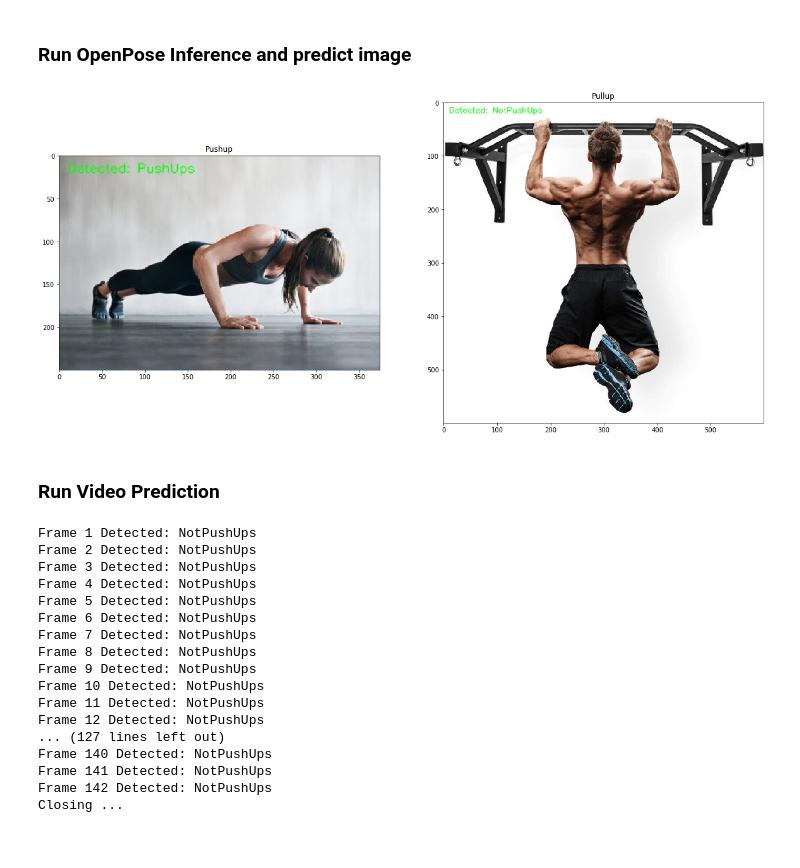
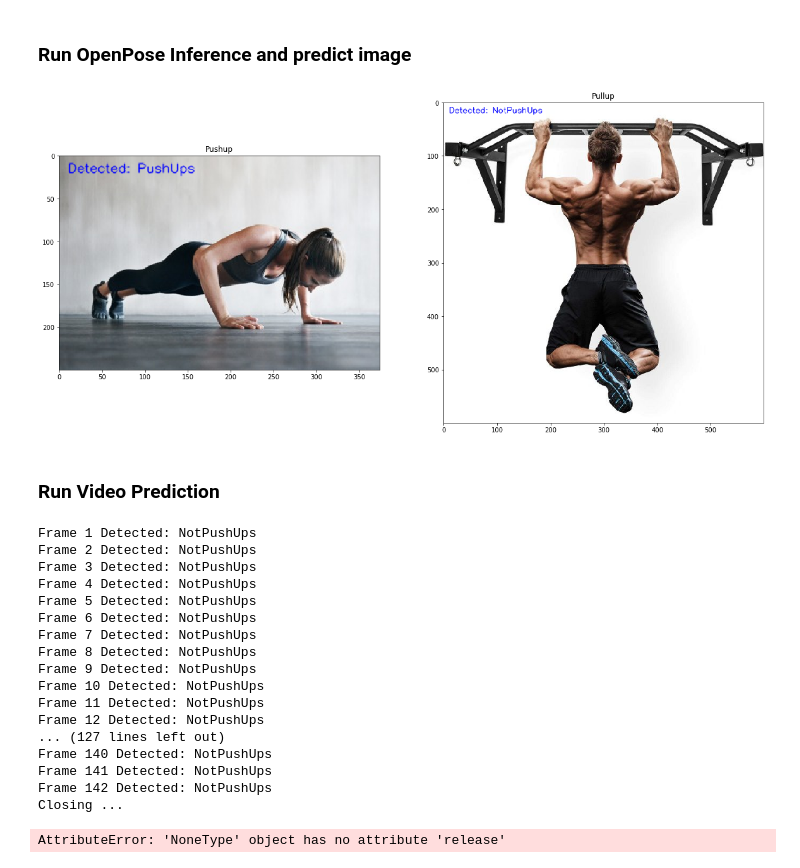
Before and after one commit to raymondng76/ISS-VSE-2019-09-23-IS1FT-CA2-Part2, a Jupyter notebook: CA2_Part2.ipynb, the cells around one changed output. Cells and saved outputs as stored; diff of their text form; code cells hidden in the pictures.

```diff
--- a/CA2_Part2.ipynb
+++ b/CA2_Part2.ipynb
@@ -424,34 +433,34 @@ testImages.append(cv2.cvtColor(cv2.imread(pullImagePath),cv2.COLOR_BGR2RGB))
 # %%
 imgList = []
 for img in testImages:
     inBlob = cv2.dnn.blobFromImage(img, 1.0/255, (modelInWidth, modelInHeight), (0,0,0), swapRB=False, crop=False)
     net.setInput(inBlob)
     img_out = np.swapaxes(np.squeeze(net.forward(), axis=0),0,2)
     img_out = img_out[:,:,0:18]
     pred_img = inferModel.predict(np.expand_dims(img_out, axis=0))
     clss = np.argmax(pred_img)
     lbl = labels[clss]
     text = "Detected: {}".format(lbl)
     cv2.putText(img,
                 text,
                 (10,20),
                 cv2.FONT_HERSHEY_SIMPLEX,
                 0.5,
-                (0,255,0),
+                (0,0,255),
                 1,
                 cv2.LINE_AA)
     imgList.append(img)
 
 plt.figure(figsize=(20,20))
 plt.subplot(121)
 plt.imshow(imgList[0])
 plt.title('Pushup')
 plt.subplot(122)
 plt.imshow(imgList[1])
 plt.title('Pullup')
 plt.show()
 # %% [output]
-[figure, old version]
+[figure, new version]
 # %% [markdown]
 ### Run Video Prediction
 # %%
@@ -506,19 +515,19 @@ while True:
                 cv2.LINE_AA)# This must be removed if requires real-time display
 
                             # Initialize the writer if this is not done
-    if writer is None:
-        fourcc = cv2.VideoWriter_fourcc(*"MJPG")
-        writer = cv2.VideoWriter(outpath,
-                                 fourcc,
-                                 30,
-                                 (W, H),
-                                 True)
+#     if writer is None:
+#         fourcc = cv2.VideoWriter_fourcc(*"MJPG")
+#         writer = cv2.VideoWriter(outpath,
+#                                  fourcc,
+#                                  30,
+#                                  (W, H),
+#                                  True)
 
-                            # Write the output frame to disk
-    writer.write(output)
+#                             # Write the output frame to disk
+#     writer.write(output)
 
                             # Real-time display the output image
-#    cv2.imshow("Output", output)
+    cv2.imshow("Output", output)
 
 
 print("Closing ...")
@@ -542,3 +551,4 @@ Frame 140 Detected: NotPushUps
 Frame 141 Detected: NotPushUps
 Frame 142 Detected: NotPushUps
 Closing ...
+AttributeError: 'NoneType' object has no attribute 'release'
```
Also changed, not shown: parts of 4 cells of this notebook.
